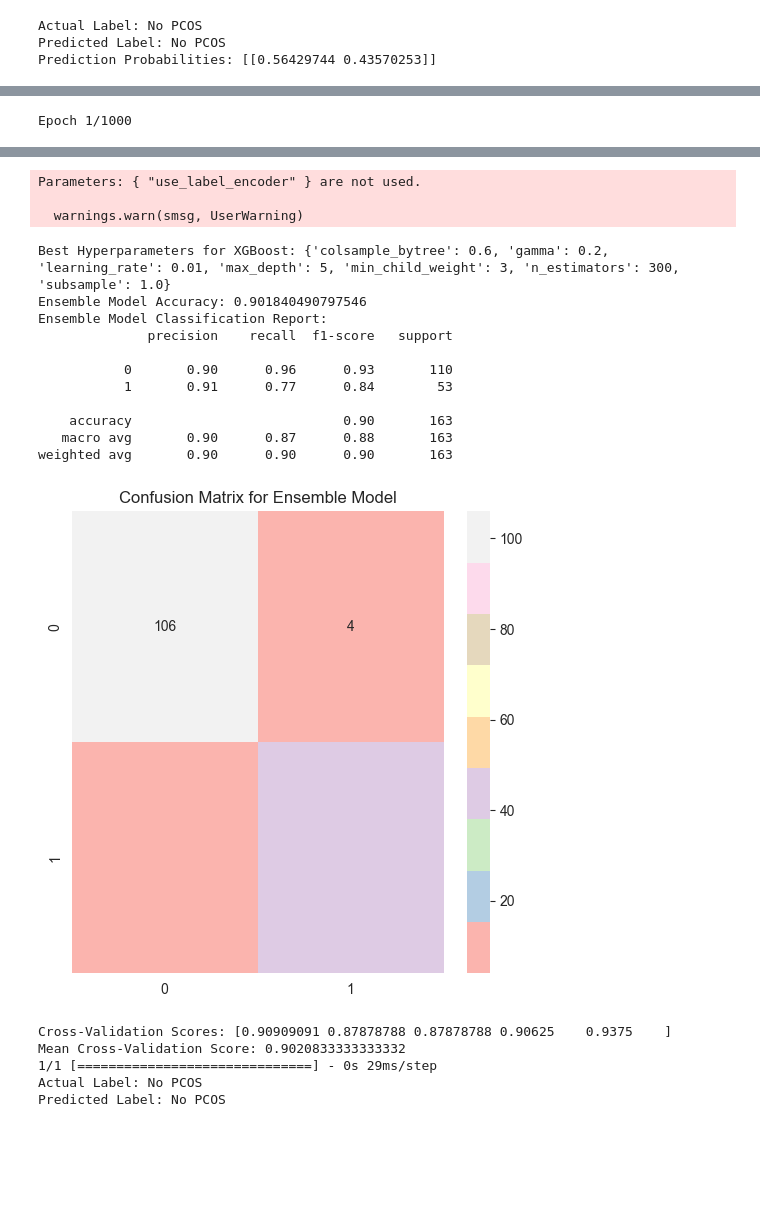
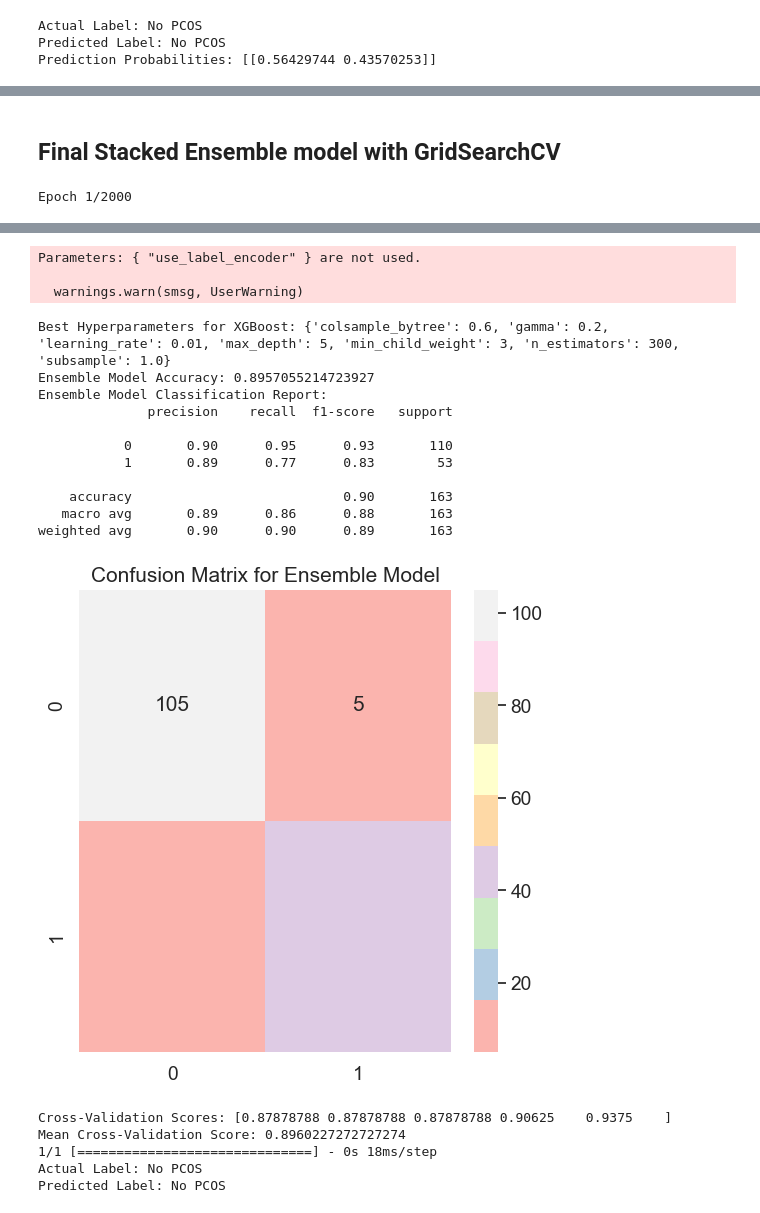
Before and after one commit to SanjeevGO123/PatientDisease, a Jupyter notebook: pcos-diagnosis.ipynb, the cells around one changed output, grey strips where cells are left out. Saved outputs shown, nothing was run; the diff lists cells and outputs as text; code cells hidden in the pictures; blank space fills up the shorter version.

```diff
--- a/pcos-diagnosis.ipynb
+++ b/pcos-diagnosis.ipynb
@@ -815,5 +738,7 @@ weighted avg       0.88      0.88      0.88       163
 Actual Label: No PCOS
 Predicted Label: No PCOS
+# %% [markdown]
+## Final Stacked Ensemble model with GridSearchCV
 # %%
 # Import necessary libraries
 import numpy as np
@@ -884,7 +809,7 @@ ann_model.add(Dense(units=1, activation='sigmoid'))
 ann_model.compile(optimizer=optimizer, loss='binary_crossentropy', metrics=['accuracy'])
 
 # Training the ANN on the training set
-ann_model.fit(X_train_scaled, y_train, batch_size=64, epochs=1000, validation_split=0.2)
+ann_model.fit(X_train_scaled, y_train, batch_size=64, epochs=2000, validation_split=0.2)
 
 # Making predictions from ANN model
 y_pred_ann = ann_model.predict(X_test_scaled)
@@ -1002,4 +927,4 @@ pred_label_str = "PCOS" if single_meta_pred == 1 else "No PCOS"
 print(f"Actual Label: {actual_label_str}")
 print(f"Predicted Label: {pred_label_str}")
 # %% [output]
-Epoch 1/1000
+Epoch 1/2000
@@ -1022,21 +947,21 @@ Epoch 1000/1000
 Fitting 3 folds for each of 5184 candidates, totalling 15552 fits
 Parameters: { "use_label_encoder" } are not used.
 
   warnings.warn(smsg, UserWarning)
 Best Hyperparameters for XGBoost: {'colsample_bytree': 0.6, 'gamma': 0.2, 'learning_rate': 0.01, 'max_depth': 5, 'min_child_weight': 3, 'n_estimators': 300, 'subsample': 1.0}
-Ensemble Model Accuracy: 0.901840490797546
+Ensemble Model Accuracy: 0.8957055214723927
 Ensemble Model Classification Report:
               precision    recall  f1-score   support
 
-           0       0.90      0.96      0.93       110
-           1       0.91      0.77      0.84        53
+           0       0.90      0.95      0.93       110
+           1       0.89      0.77      0.83        53
 
     accuracy                           0.90       163
-   macro avg       0.90      0.87      0.88       163
-weighted avg       0.90      0.90      0.90       163
+   macro avg       0.89      0.86      0.88       163
+weighted avg       0.90      0.90      0.89       163
-[figure, old version]
+[figure, new version]
-Cross-Validation Scores: [0.90909091 0.87878788 0.87878788 0.90625    0.9375    ]
-Mean Cross-Validation Score: 0.9020833333333332
-1/1 [==============================] - 0s 29ms/step
+Cross-Validation Scores: [0.87878788 0.87878788 0.87878788 0.90625    0.9375    ]
+Mean Cross-Validation Score: 0.8960227272727274
+1/1 [==============================] - 0s 18ms/step
 Actual Label: No PCOS
 Predicted Label: No PCOS
```
Also changed, not shown: parts of 15 cells of this notebook.
